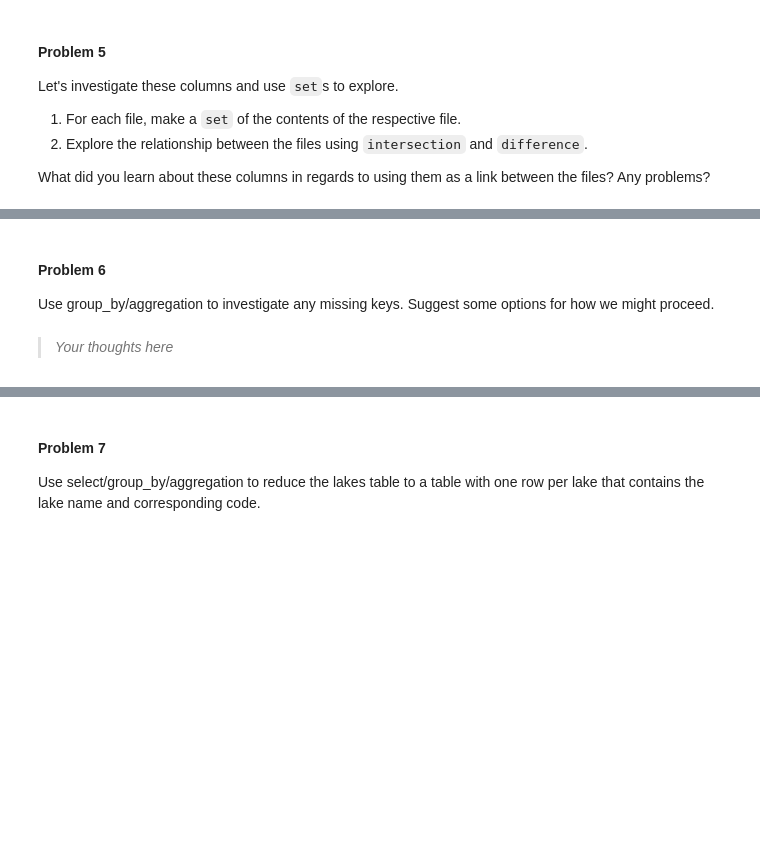
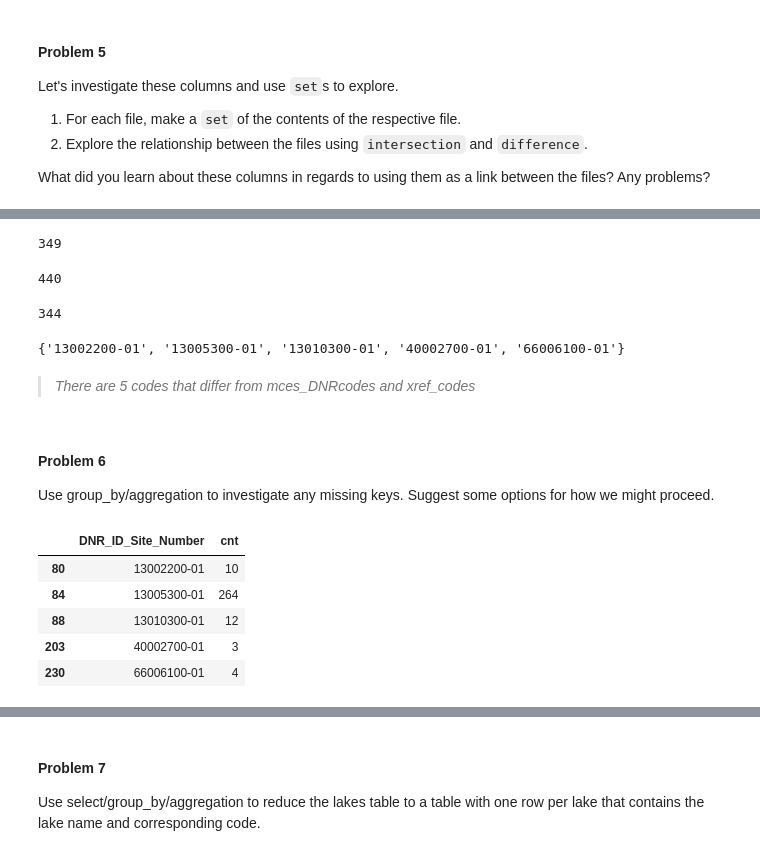
Before and after one commit to mquam14/DSCI430, a Jupyter notebook: project_1_part_2-MQ.ipynb, the cells around one changed output, grey strips where cells are left out. Saved outputs shown, nothing was run; the diff lists cells and outputs as text; code cells hidden in the pictures; blank space fills up the shorter version.

```diff
--- a/project_1_part_2-MQ.ipynb
+++ b/project_1_part_2-MQ.ipynb
@@ -143,3 +139,24 @@ What did you learn about these columns in regards to using them as a link betwee
+# %%
+mces_DNRcodes = set(mces_lakes.DNR_ID_Site_Number)
+len(mces_DNRcodes)
+# %% [output]
+349
+# %%
+xref_codes = set(xref.Monit_MAP_CODE1)
+len(xref_codes)
+# %% [output]
+440
+# %%
+common_codes = mces_DNRcodes.intersection(xref_codes)
+len(common_codes)
+# %% [output]
+344
+# %%
+mces_DNRcodes.difference(xref_codes)
+# %% [output]
+{'13002200-01', '13005300-01', '13010300-01', '40002700-01', '66006100-01'}
+# %% [markdown]
+> *There are 5 codes that differ from mces_DNRcodes and xref_codes*
 # %% [markdown]
 #### Problem 6
 
@@ -149,2 +164,13 @@ Use group_by/aggregation to investigate any missing keys.  Suggest some options
-# %% [markdown]
-> *Your thoughts here*
+# %%
+(mces_lakes
+ >> select(X.DNR_ID_Site_Number)
+ >> group_by(X.DNR_ID_Site_Number)
+ >> summarise(cnt = n(X.DNR_ID_Site_Number))
+ >>filter_by(~X.DNR_ID_Site_Number.isin(common_codes)))
+# %% [output]
+|  | DNR_ID_Site_Number | cnt |
+| 80 | 13002200-01 | 10 |
+| 84 | 13005300-01 | 264 |
+| 88 | 13010300-01 | 12 |
+| 203 | 40002700-01 | 3 |
+| 230 | 66006100-01 | 4 |
```
Also changed, not shown: parts of 16 cells of this notebook.
